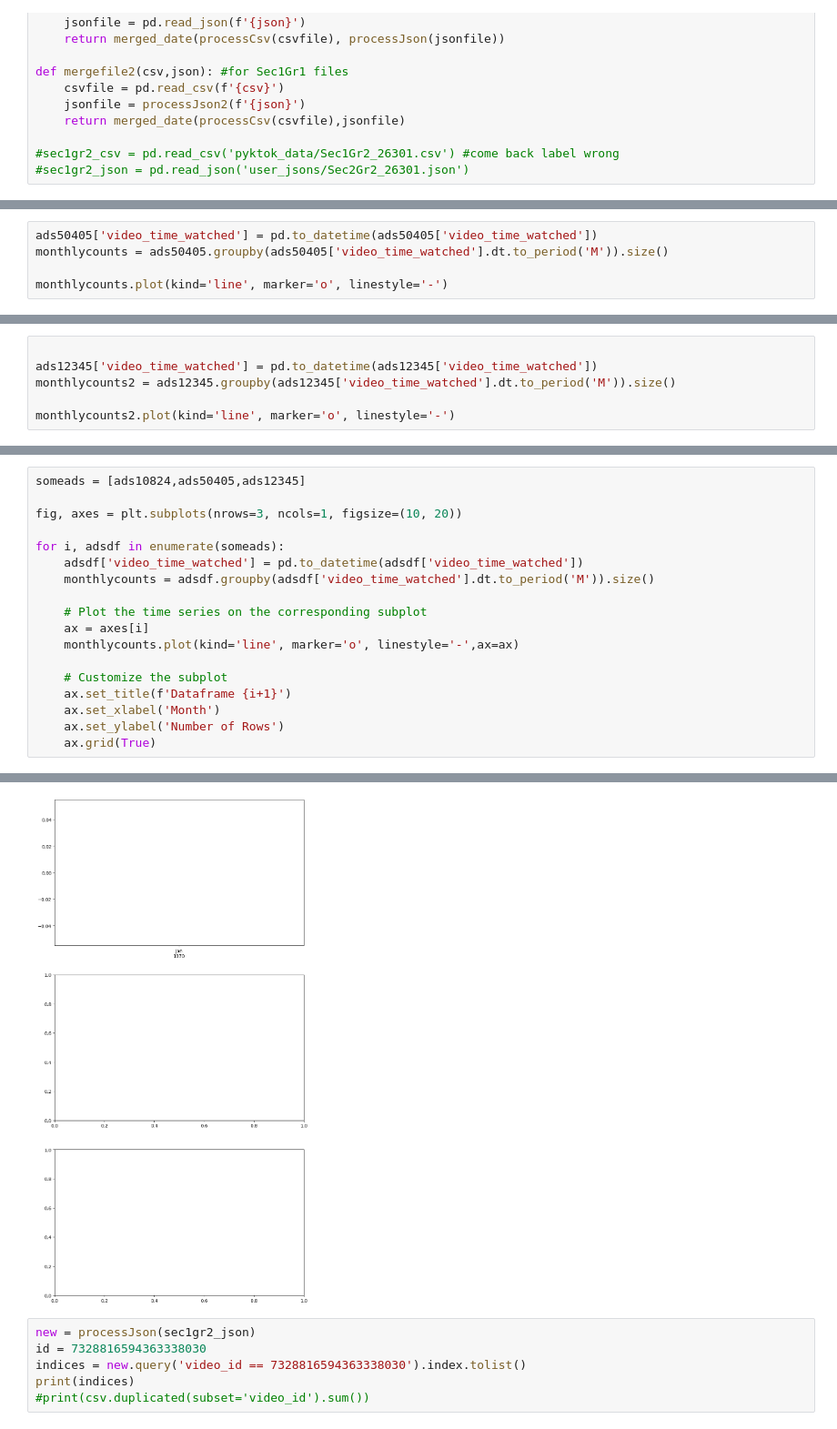
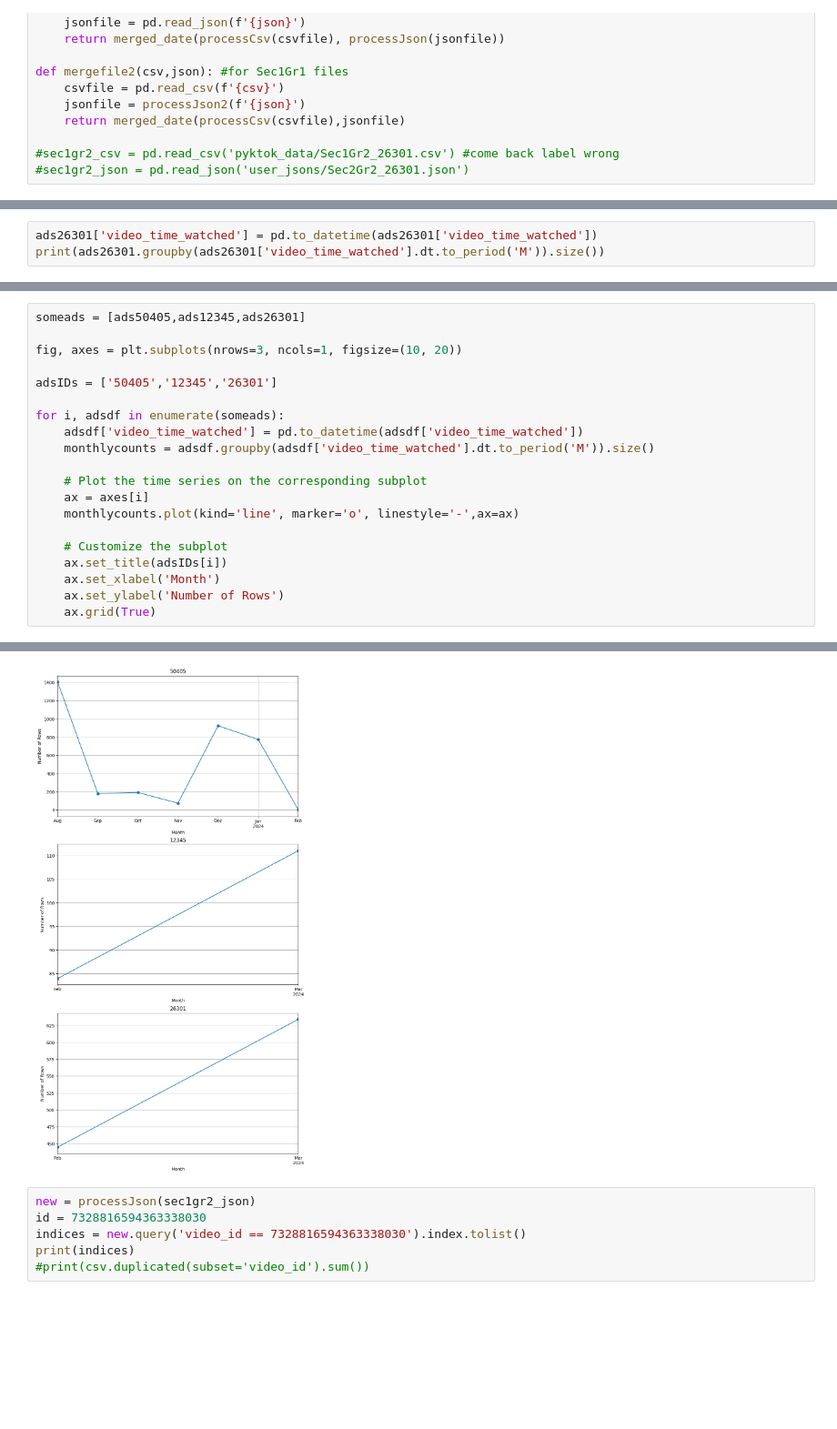
Before and after one commit to Dorajyl/CS315_FinalProject, a Jupyter notebook: CompleteDateTime.ipynb, the cells around one changed output, grey strips where cells are left out. Shown at 91% size. Saved outputs shown, nothing was run; the diff lists cells and outputs as text; blank space fills up the shorter version.

```diff
--- a/CompleteDateTime.ipynb
+++ b/CompleteDateTime.ipynb
@@ -123,6 +143,4 @@ ads10824.head()
 # %%
-ads50405['video_time_watched'] = pd.to_datetime(ads50405['video_time_watched'])
-monthlycounts = ads50405.groupby(ads50405['video_time_watched'].dt.to_period('M')).size()
-
-monthlycounts.plot(kind='line', marker='o', linestyle='-')
+ads26301['video_time_watched'] = pd.to_datetime(ads26301['video_time_watched'])
+print(ads26301.groupby(ads26301['video_time_watched'].dt.to_period('M')).size())
 # %% [output]
@@ -136,6 +150,0 @@ See the caveats in the documentation: https://pandas.pydata.org/pandas-docs/stab
-# %%
-
-ads12345['video_time_watched'] = pd.to_datetime(ads12345['video_time_watched'])
-monthlycounts2 = ads12345.groupby(ads12345['video_time_watched'].dt.to_period('M')).size()
-
-monthlycounts2.plot(kind='line', marker='o', linestyle='-')
@@ -150,7 +151,9 @@ See the caveats in the documentation: https://pandas.pydata.org/pandas-docs/stab
 # %%
-someads = [ads10824,ads50405,ads12345]
+someads = [ads50405,ads12345,ads26301]
 
 fig, axes = plt.subplots(nrows=3, ncols=1, figsize=(10, 20))
+
+adsIDs = ['50405','12345','26301']
 
 for i, adsdf in enumerate(someads):
     adsdf['video_time_watched'] = pd.to_datetime(adsdf['video_time_watched'])
@@ -161,7 +164,7 @@ for i, adsdf in enumerate(someads):
     monthlycounts.plot(kind='line', marker='o', linestyle='-',ax=ax)
 
     # Customize the subplot
-    ax.set_title(f'Dataframe {i+1}')
+    ax.set_title(adsIDs[i])
     ax.set_xlabel('Month')
     ax.set_ylabel('Number of Rows')
     ax.grid(True)
@@ -175,4 +187,4 @@ ValueError: zero-size array to reduction operation fmin which has no identity
-[figure, old version]
+[figure, new version]
 # %%
 new = processJson(sec1gr2_json)
 id = 7328816594363338030
```
Also changed, not shown: parts of 7 cells of this notebook.
